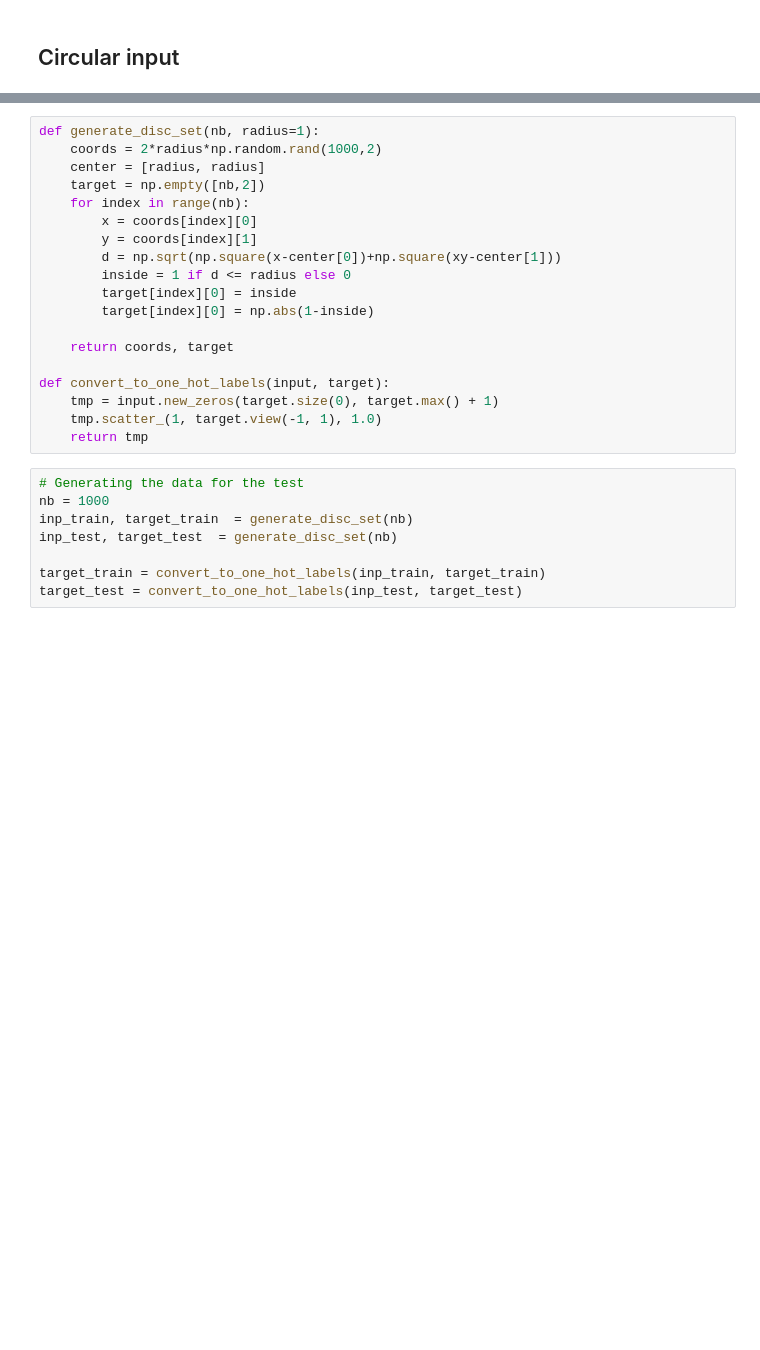
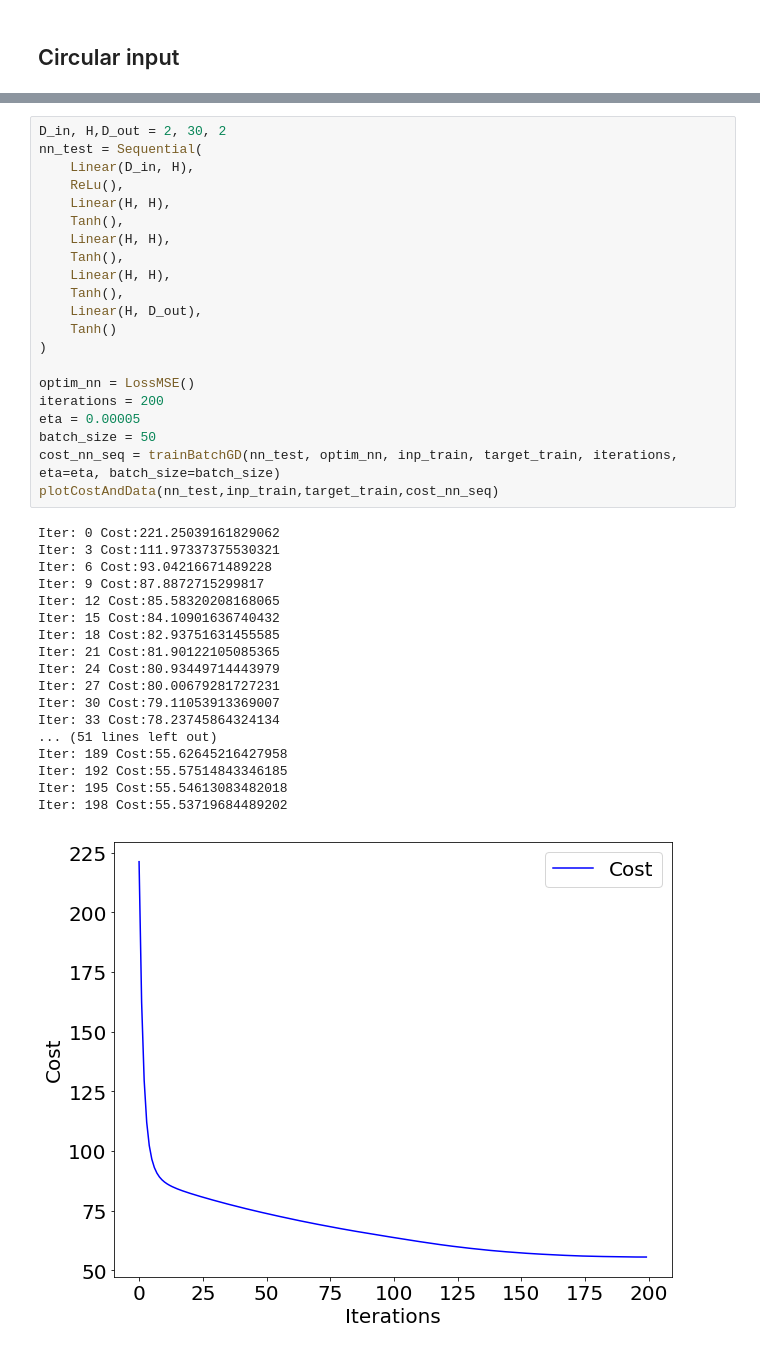
Before and after one commit to ageapps/mini_ml_framework, a Jupyter notebook: testing.ipynb, the cells around one changed output, grey strips where cells are left out. Saved outputs shown, nothing was run; the diff lists cells and outputs as text; blank space fills up the shorter version.

```diff
--- a/testing.ipynb
+++ b/testing.ipynb
@@ -267,27 +269,40 @@ inp_test.sub_(mean).div_(std);
-# %%
-def generate_disc_set(nb, radius=1):
-    coords = 2*radius*np.random.rand(1000,2)
-    center = [radius, radius]
-    target = np.empty([nb,2])
-    for index in range(nb):
-        x = coords[index][0]
-        y = coords[index][1]
-        d = np.sqrt(np.square(x-center[0])+np.square(xy-center[1]))
-        inside = 1 if d <= radius else 0
-        target[index][0] = inside
-        target[index][0] = np.abs(1-inside)
-
-    return coords, target
-
-def convert_to_one_hot_labels(input, target):
-    tmp = input.new_zeros(target.size(0), target.max() + 1)
-    tmp.scatter_(1, target.view(-1, 1), 1.0)
-    return tmp
-# %%
-# Generating the data for the test
-nb = 1000
-inp_train, target_train  = generate_disc_set(nb)
-inp_test, target_test  = generate_disc_set(nb)
-
-target_train = convert_to_one_hot_labels(inp_train, target_train)
-target_test = convert_to_one_hot_labels(inp_test, target_test)
+# %%
+D_in, H,D_out = 2, 30, 2
+nn_test = Sequential(
+    Linear(D_in, H),
+    ReLu(),
+    Linear(H, H),
+    Tanh(),
+    Linear(H, H),
+    Tanh(),
+    Linear(H, H),
+    Tanh(),
+    Linear(H, D_out),
+    Tanh()
+)
+
+optim_nn = LossMSE()
+iterations = 200
+eta = 0.00005
+batch_size = 50
+cost_nn_seq = trainBatchGD(nn_test, optim_nn, inp_train, target_train, iterations, eta=eta, batch_size=batch_size)
+plotCostAndData(nn_test,inp_train,target_train,cost_nn_seq)
+# %% [output]
+Iter: 0 Cost:221.25039161829062
+Iter: 3 Cost:111.97337375530321
+Iter: 6 Cost:93.04216671489228
+Iter: 9 Cost:87.8872715299817
+Iter: 12 Cost:85.58320208168065
+Iter: 15 Cost:84.10901636740432
+Iter: 18 Cost:82.93751631455585
+Iter: 21 Cost:81.90122105085365
+Iter: 24 Cost:80.93449714443979
+Iter: 27 Cost:80.00679281727231
+Iter: 30 Cost:79.11053913369007
+Iter: 33 Cost:78.23745864324134
+... (51 lines left out)
+Iter: 189 Cost:55.62645216427958
+Iter: 192 Cost:55.57514843346185
+Iter: 195 Cost:55.54613083482018
+Iter: 198 Cost:55.53719684489202
+[figure, added]
```
Also changed, not shown: parts of 12 cells of this notebook.
